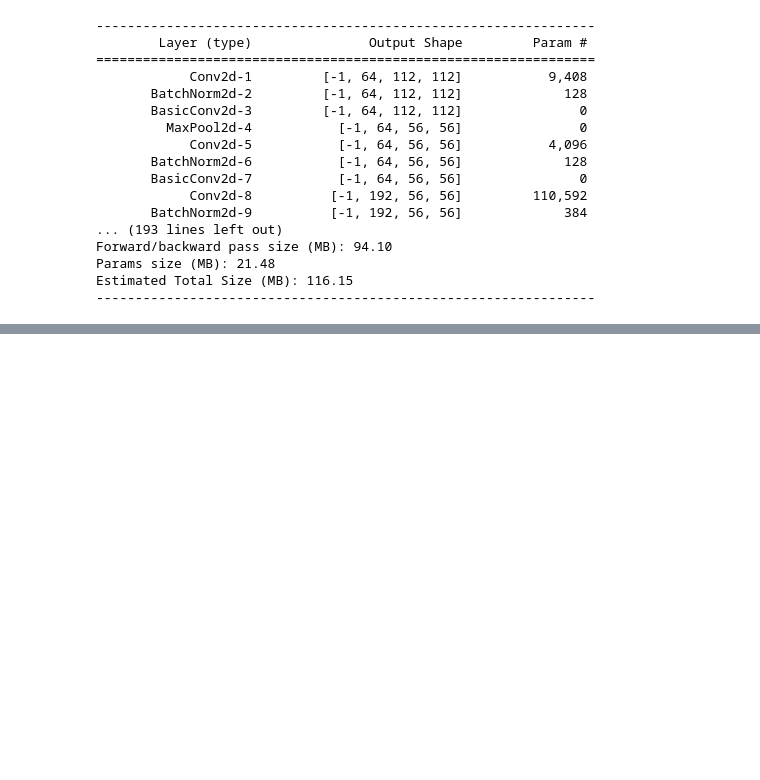
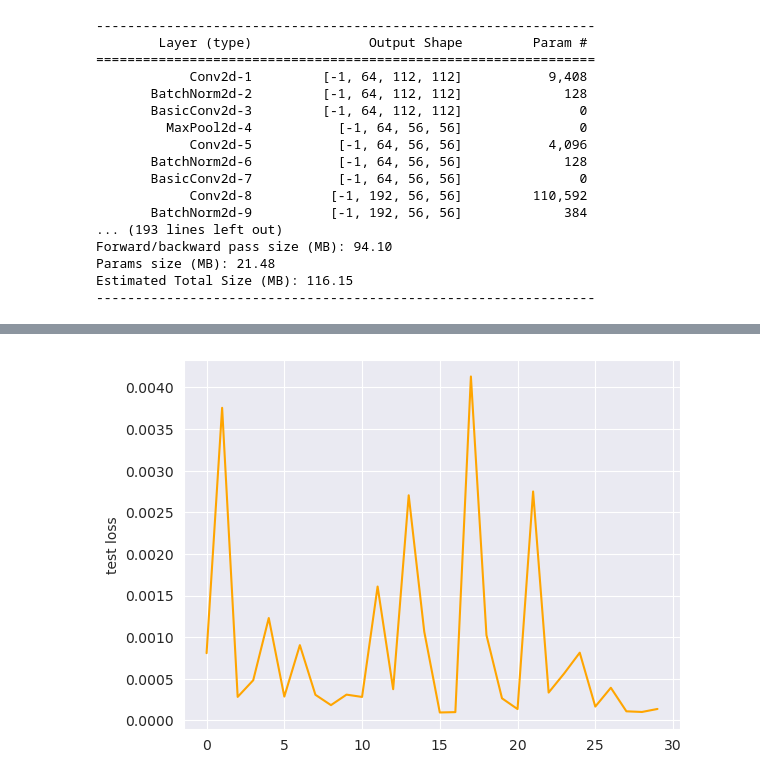
Before and after one commit to anshulrao/asl-image-classifier, a Jupyter notebook: code/SL Project - Fine-tuning.ipynb, the cells around one changed output, grey strips where cells are left out. Cells and saved outputs as stored; diff of their text form; code cells hidden in the pictures; blank space fills up the shorter version.

```diff
--- a/code/SL Project - Fine-tuning.ipynb
+++ b/code/SL Project - Fine-tuning.ipynb
@@ -228,0 +192,5 @@ plt.ylabel("accuracy");
+# %%
+sns.lineplot(test_losses, color="orange")
+plt.ylabel("test loss");
+# %% [output]
+[figure, added]
```
Also changed, not shown: parts of 18 cells of this notebook, 23 other files.
